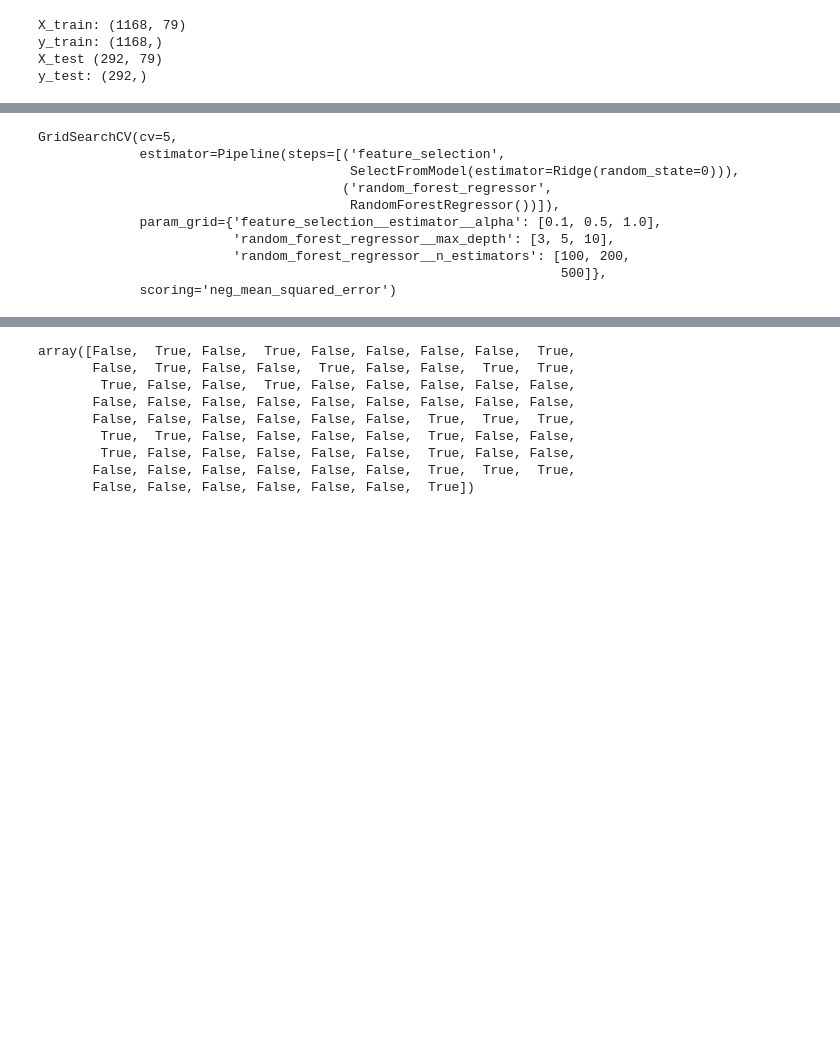
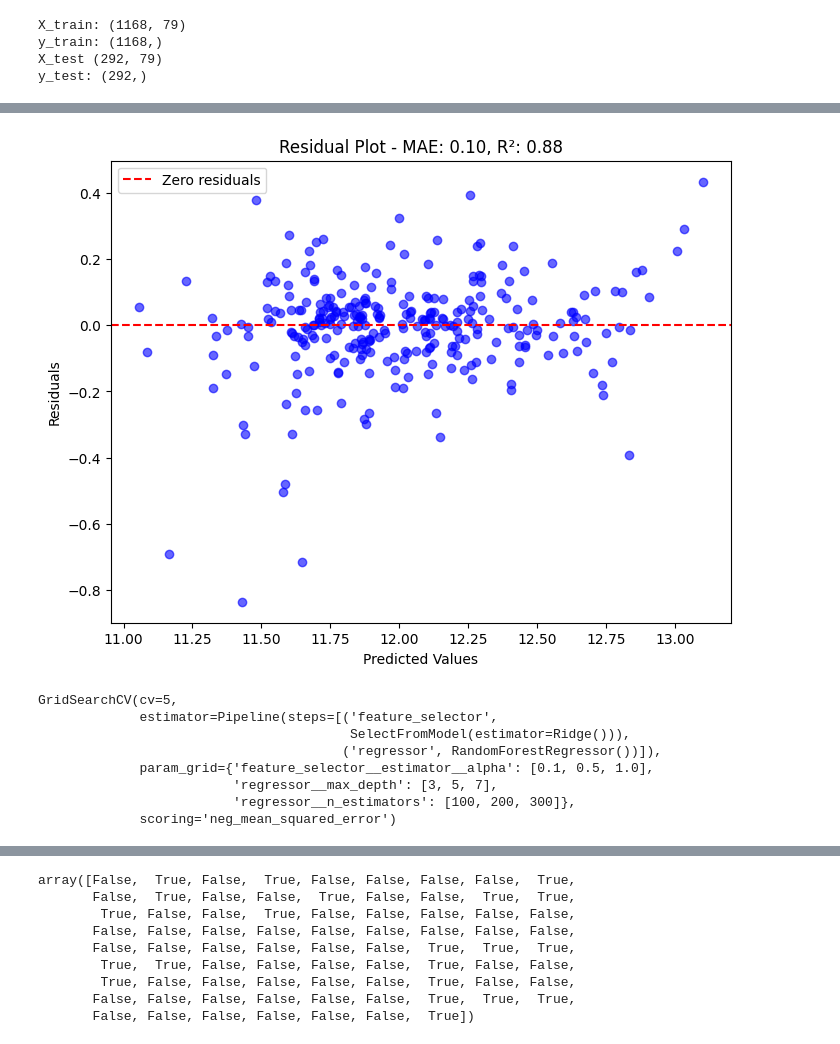
Before and after one commit to PJ779/advanced_house_price, a Jupyter notebook: Advanced_House_model_comparison.ipynb, the cells around one changed output, grey strips where cells are left out. Saved outputs shown, nothing was run; the diff lists cells and outputs as text; code cells hidden in the pictures; blank space fills up the shorter version.

```diff
--- a/Advanced_House_model_comparison.ipynb
+++ b/Advanced_House_model_comparison.ipynb
@@ -54,22 +90,32 @@ pipeline_rfr = Pipeline([
+# %%
+plt.figure(figsize=(8, 6))
+residuals = y_test - y_pred_rfr
+plt.scatter(y_pred_rfr, residuals, color='blue', alpha=0.6)
+plt.axhline(0, color='red', linestyle='--', label='Zero residuals')
+plt.title(f'Residual Plot - MAE: {mae_rfr:.2f}, R²: {r2_score_rfr:.2f}')
+plt.xlabel('Predicted Values')
+plt.ylabel('Residuals')
+plt.legend()
+plt.show()
+# %% [output]
+[figure, added]
 # %%
 param_grid = {
-    'feature_selection__estimator__alpha': [0.1, 0.5, 1.0],
-    'random_forest_regressor__n_estimators': [100, 200, 500],
-    'random_forest_regressor__max_depth': [3, 5, 10]
+    'feature_selector__estimator__alpha': [0.1, 0.5, 1.0],
+    'regressor__n_estimators': [100, 200, 300],
+    'regressor__max_depth': [3, 5, 7]
 }
 
 grid_search = GridSearchCV(pipeline_rfr, param_grid, cv=5, scoring='neg_mean_squared_error')
 grid_search.fit(X_train, y_train)
 # %% [output]
 GridSearchCV(cv=5,
-             estimator=Pipeline(steps=[('feature_selection',
-                                        SelectFromModel(estimator=Ridge(random_state=0))),
-                                       ('random_forest_regressor',
-                                        RandomForestRegressor())]),
-             param_grid={'feature_selection__estimator__alpha': [0.1, 0.5, 1.0],
-                         'random_forest_regressor__max_depth': [3, 5, 10],
-                         'random_forest_regressor__n_estimators': [100, 200,
-                                                                   500]},
+             estimator=Pipeline(steps=[('feature_selector',
+                                        SelectFromModel(estimator=Ridge())),
+                                       ('regressor', RandomForestRegressor())]),
+             param_grid={'feature_selector__estimator__alpha': [0.1, 0.5, 1.0],
+                         'regressor__max_depth': [3, 5, 7],
+                         'regressor__n_estimators': [100, 200, 300]},
              scoring='neg_mean_squared_error')
 # %%
 print("Best parameters:", grid_search.best_params_)
```
Also changed, not shown: parts of 80 cells of this notebook.
